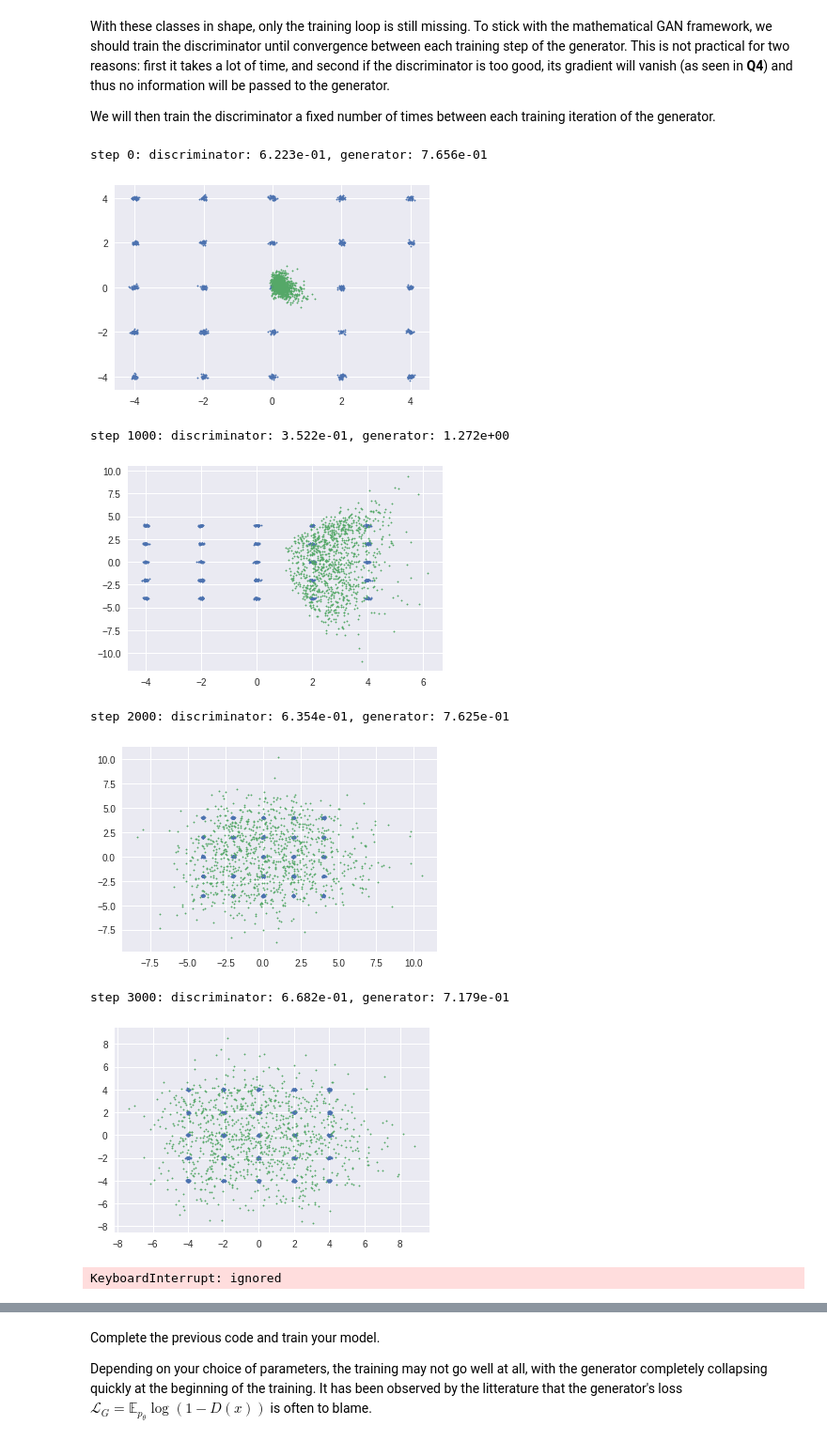
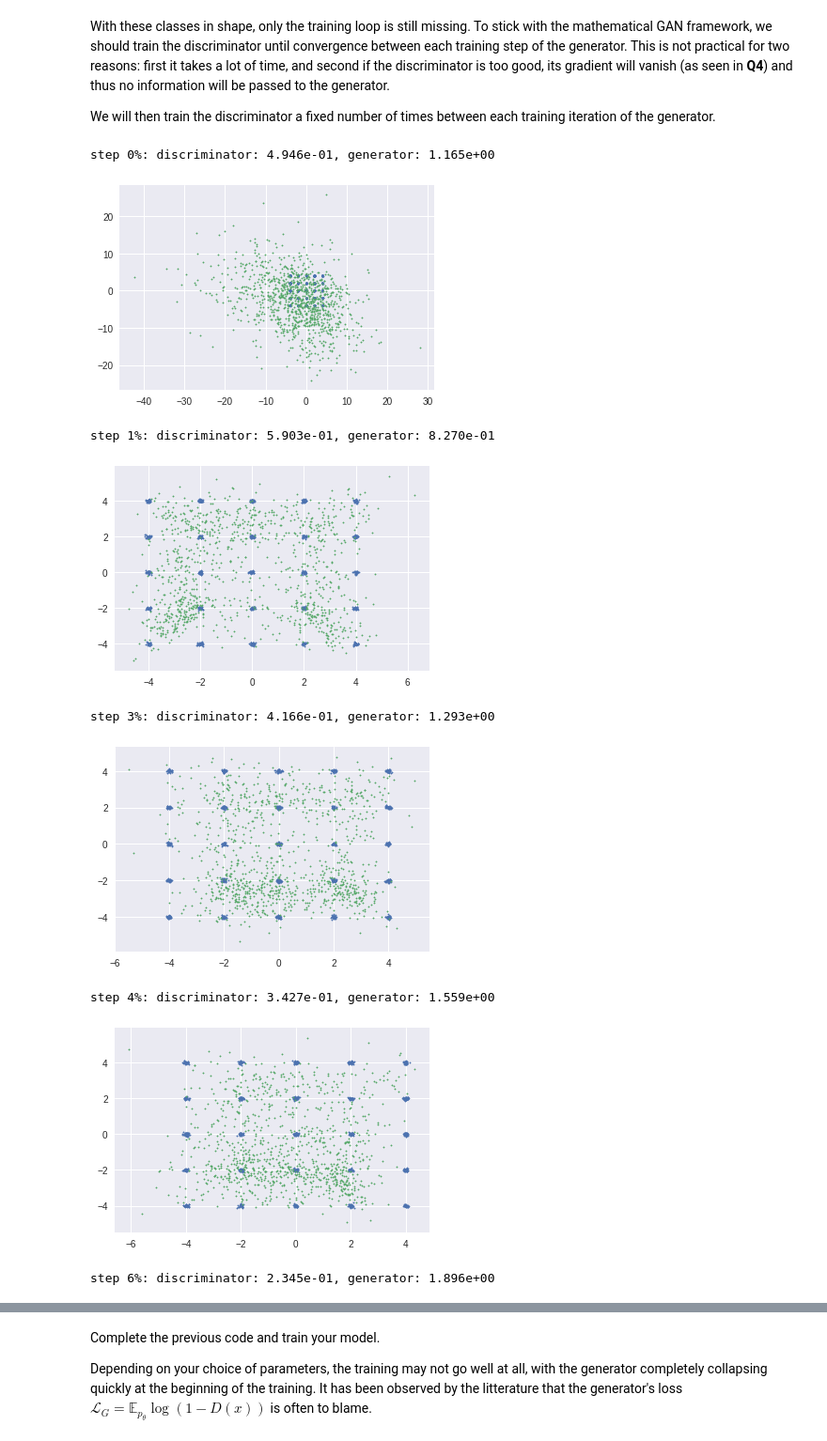
Before and after one commit to ValentinVincentNoel/AdvancedDLTP1Centrale, a Jupyter notebook: TD_GAN_VAE.ipynb, the cells around one changed output, grey strips where cells are left out. Shown at 94% size. Saved outputs shown, nothing was run; the diff lists cells and outputs as text; code cells hidden in the pictures.

```diff
--- a/TD_GAN_VAE.ipynb
+++ b/TD_GAN_VAE.ipynb
@@ -108,21 +108,22 @@ import torch.nn as nn
 import torch.nn.functional as F
 
 # Choose a value for the prior dimension
-PRIOR_N = 5
+PRIOR_N = 20
 
 # Define the generator
 class Generator(nn.Module):
     def __init__(self):
         super().__init__()
         self.fc1 = nn.Linear(PRIOR_N, 20)
-        self.fc2 = nn.Linear(20, 2)
+        self.fc2 = nn.Linear(20, 20)
+        self.fc3 = nn.Linear(20, 2)
 
     def __call__(self, z):
-        h = F.relu(self.fc1(z))
-        return self.fc2(h)
+        h = F.relu(self.fc2(F.relu(self.fc1(z))))
+        return self.fc3(h)
 
     def generate(self, batchlen):
-        z = torch.normal(torch.zeros(batchlen, PRIOR_N), 1.0)
+        z = torch.normal(torch.zeros(batchlen, PRIOR_N), 100.0)
         return self.__call__(z)
 
 
@@ -149,16 +150,16 @@ from torch.nn import Module, Linear, LeakyReLU, LogSoftmax, NLLLoss, ReLU
 from torch.autograd import Variable
 
 # Number of times to train the discriminator between two generator steps
-TRAIN_RATIO = 1
+TRAIN_RATIO = 3
 # Total number of training iterations for the generator
-N_ITER = 20001
+N_ITER = 20001*3
 # Batch size to use
 BATCHLEN = 128
 
 generator = Generator()
-optim_gen = torch.optim.SGD(generator.parameters(), lr=0.001)#, betas=(0.5,0.9))
+optim_gen = torch.optim.Adam(generator.parameters(), lr=0.001, betas=(0.5,0.9))
 discriminator = Discriminator()
-optim_disc = torch.optim.SGD(discriminator.parameters(), lr=0.001)#, betas=(0.5,0.9))
+optim_disc = torch.optim.Adam(discriminator.parameters(), lr=0.001, betas=(0.5,0.9))
 
 m = LogSoftmax()
 L = NLLLoss()
@@ -173,43 +174,43 @@ for i in (range(N_ITER)):
         # Compute here the discriminator loss, using functions like torch.sum, torch.exp, torch.log,
         # torch.softplus, using real_batch and fake_batch
         fake_prediction = discriminator(fake_batch)
         real_prediction = discriminator(real_batch)
 
-        disc_loss = L(m(real_prediction), Variable(torch.LongTensor([0]*BATCHLEN)))#torch.mean(F.softplus(-real_prediction))
+        disc_loss = torch.mean(F.softplus(-real_prediction))#L(m(real_prediction), Variable(torch.LongTensor([0]*BATCHLEN)))
         disc_loss.backward()
         optim_disc.step()
 
         discriminator.zero_grad()
-        disc_loss = L(m(fake_prediction), Variable(torch.LongTensor([1]*BATCHLEN)))#torch.mean(F.softplus(fake_prediction))
+        disc_loss = torch.mean(F.softplus(fake_prediction))#L(m(fake_prediction), Variable(torch.LongTensor([1]*BATCHLEN)))#
         disc_loss.backward()
         optim_disc.step()
 
 
     # train the generator
     generator.zero_grad()
     fake_batch = generator.generate(BATCHLEN)
 
     # Compute here the generator loss, using fake_batch
     fake_prediction = discriminator(fake_batch)
-    gen_loss = L(m(fake_prediction), Variable(torch.LongTensor([0]*BATCHLEN)))#-1*torch.mean(F.softplus(fake_prediction))
+    gen_loss = torch.mean(F.softplus(-fake_prediction))#L(m(fake_prediction), Variable(torch.LongTensor([0]*BATCHLEN)))
 
     gen_loss.backward()
     optim_gen.step()
     if i%1000 == 0:
-        print('step {}: discriminator: {:.3e}, generator: {:.3e}'.format(i, float(disc_loss), float(gen_loss)))
+        print('step {}: discriminator: {:.3e}, generator: {:.3e}'.format(str(int(float(i)/float(N_ITER)*100))+"%", float(disc_loss), float(gen_loss)))
         # plot the result
         real_batch = generate_batch(1024)
         fake_batch = generator.generate(1024).detach()
         plt.scatter(real_batch[:,0], real_batch[:,1], s=2.0, label='real data')
         plt.scatter(fake_batch[:,0], fake_batch[:,1], s=2.0, label='fake data')
         plt.show()
 # %% [output]
-step 0: discriminator: 6.223e-01, generator: 7.656e-01
+step 0%: discriminator: 4.946e-01, generator: 1.165e+00
-[figure, old version]
+[figure, new version]
-step 1000: discriminator: 3.522e-01, generator: 1.272e+00
+step 1%: discriminator: 5.903e-01, generator: 8.270e-01
-[figure, old version]
+[figure, new version]
-step 2000: discriminator: 6.354e-01, generator: 7.625e-01
+step 3%: discriminator: 4.166e-01, generator: 1.293e+00
-[figure, old version]
+[figure, new version]
-step 3000: discriminator: 6.682e-01, generator: 7.179e-01
+step 4%: discriminator: 3.427e-01, generator: 1.559e+00
-[figure, old version]
+[figure, new version]
-KeyboardInterrupt: ignored
+step 6%: discriminator: 2.345e-01, generator: 1.896e+00
```
Also changed, not shown: parts of 8 cells of this notebook.
